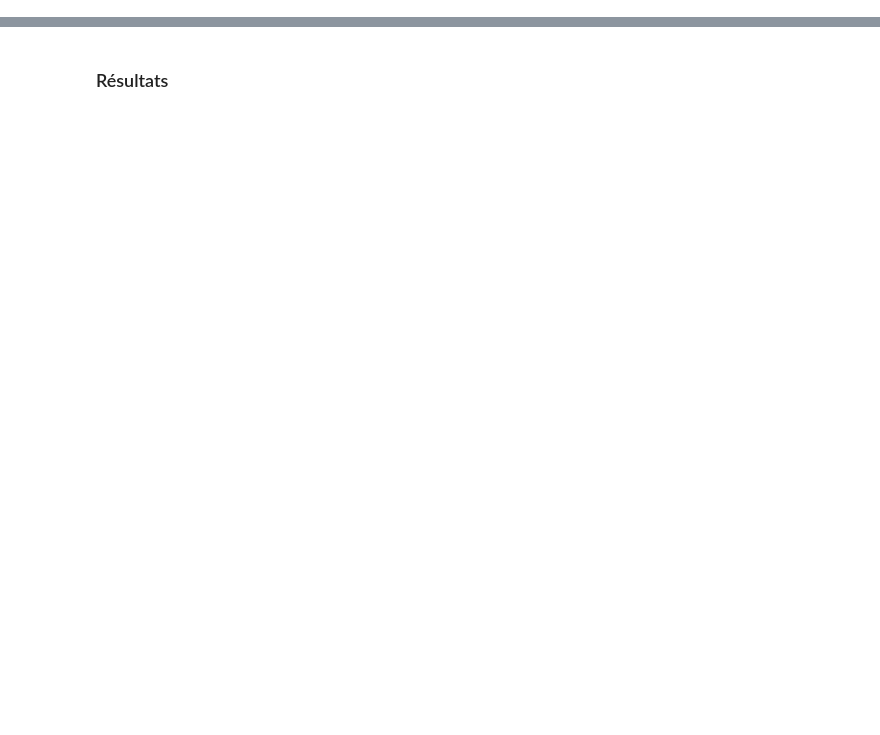
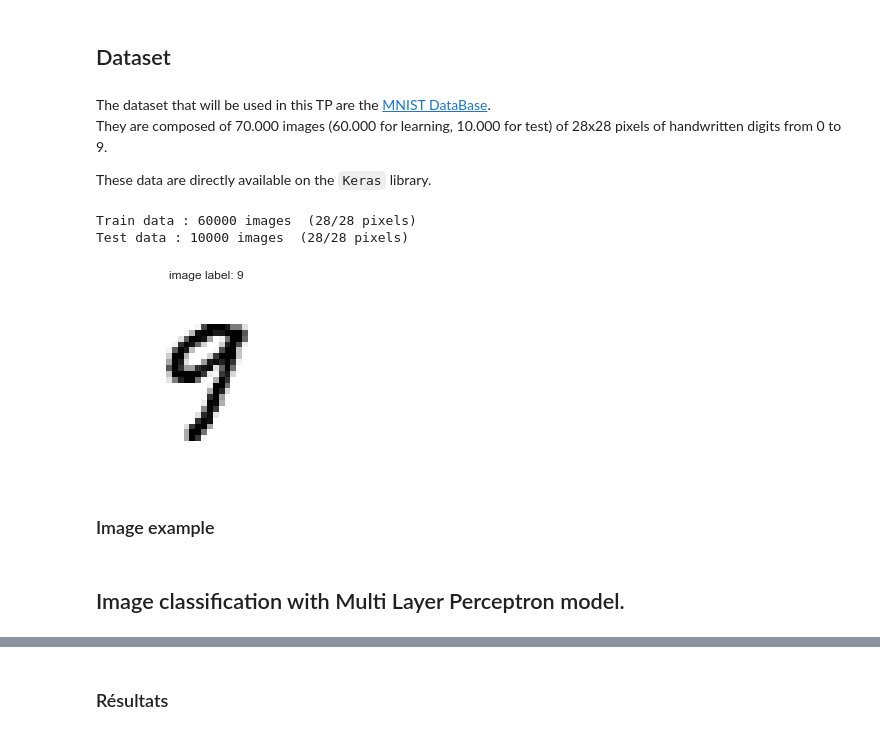
Before and after one commit to wikistat/High-Dimensional-Deep-Learning, a Jupyter notebook: ImageClassification/Atelier-keras-MNIST.ipynb, the cells around one changed output, grey strips where cells are left out. Drawn from its saved outputs; the diff is of its cells as text; code cells hidden in the pictures; blank space fills up the shorter version.

Commit message:
MNIST classification tp translated

```diff
--- a/ImageClassification/Atelier-keras-MNIST.ipynb
+++ b/ImageClassification/Atelier-keras-MNIST.ipynb
@@ -112,0 +52,35 @@ t_train_mpl = te-ts
+# %% [markdown]
+## Dataset
+# %% [markdown]
+The dataset that will be used in this TP are the [MNIST DataBase](http://yann.lecun.com/exdb/mnist/).<br>
+They are composed of 70.000 images (60.000 for learning, 10.000 for test) of 28x28 pixels of handwritten digits from 0 to 9.<br>
+
+These data are directly available on the `Keras` library.
+# %%
+from tensorflow.keras.datasets import mnist
+
+(X_train, Y_train), (X_test, Y_test) = mnist.load_data()
+N_train, N_x_pixels, N_y_pixels = X_train.shape
+N_test = X_test.shape[0]
+N_classes = len(set(Y_train))
+
+print("Train data : %d images  (%d/%d pixels)" %(N_train, N_x_pixels, N_y_pixels))
+print("Test data : %d images  (%d/%d pixels)" %(N_test, N_x_pixels, N_y_pixels))
+# %% [output]
+Train data : 60000 images  (28/28 pixels)
+Test data : 10000 images  (28/28 pixels)
+# %%
+sample_index = 45
+fig =plt.figure(figsize=(3, 3))
+ax = fig.add_subplot(1,1,1)
+ax.imshow(X_train[sample_index], cmap=plt.cm.gray_r, interpolation='nearest')
+ax.set_title("image label: %d" % Y_train[sample_index])
+ax.grid(False)
+ax.axis('off')
+plt.show()
+# %% [output]
+[figure, added]
+# %% [markdown]
+### Image example
+# %% [markdown]
+## Image classification with Multi Layer Perceptron model.
```
Also changed, not shown: parts of 79 cells of this notebook, 2 other files.
